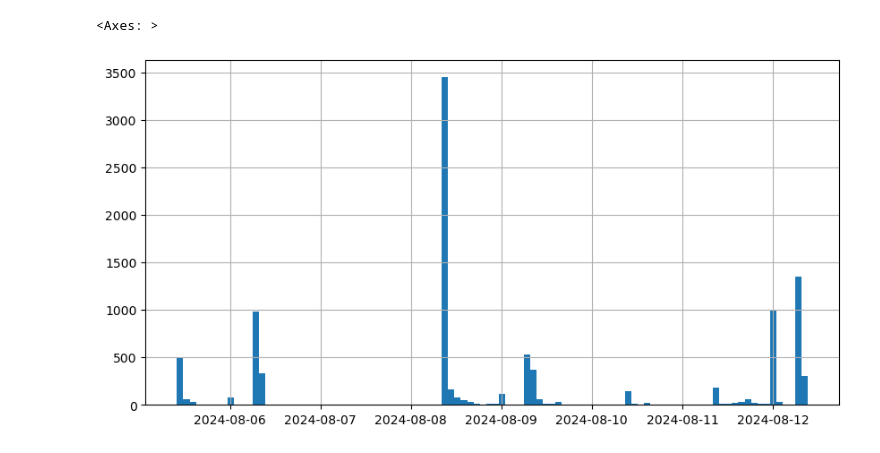
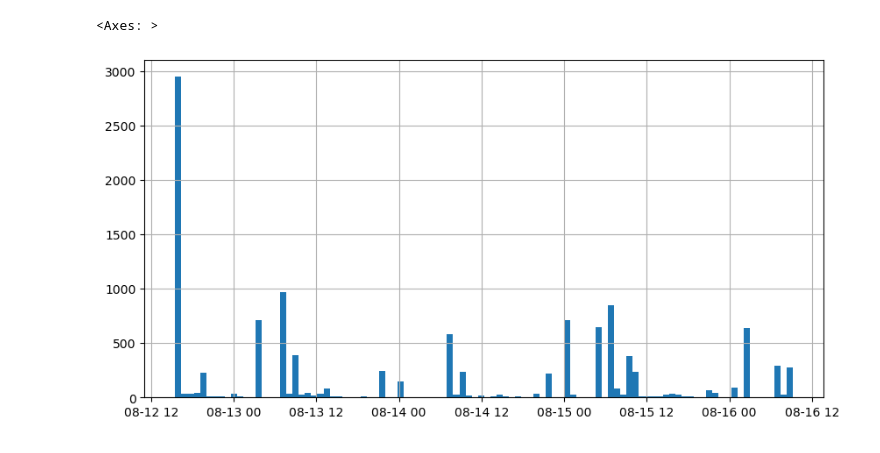
Before and after one commit to davidkempkens/appointment-scraper, a Jupyter notebook: dashboard.ipynb, the cells around one changed output. Cells and saved outputs as stored; diff of their text form; code cells hidden in the pictures.

```diff
--- a/dashboard.ipynb
+++ b/dashboard.ipynb
@@ -3,13 +3,21 @@ import pandas as pd
 import matplotlib.pyplot as plt
 import sqlite3
 
-conn = sqlite3.connect("./backup/database_2024-08-12_09-23-18.db")
+# conn = sqlite3.connect("./backup/database_2024-08-12_09-23-18.db")
+
+conn = sqlite3.connect("database.db")
 
 sql = """
-SELECT *
+SELECT
+    BuergerBuero.stadt AS stadt,
+    Termin.buergerbuero AS buergerbuero,
+    Termin.datum AS datum,
+    Termin.angelegenheit AS angelegenheit,
+    Termin.erstmalsErfasstAlsFrei AS angelegt,
+    Termin.erstmalsErfasstAlsBelegt AS belegt
 FROM Termin
 INNER JOIN BuergerBuero ON Termin.buergerbuero = BuergerBuero.stadtteil;
--- WHERE BuergerBuero.stadt = 'Duesseldorf';
 """
 
-df = pd.read_sql_query(sql, conn, parse_dates=["datum", "erstmalsErfasstAlsFrei", "erstmalsErfasstAlsBelegt"])
+df = pd.read_sql_query(sql, conn, parse_dates=["datum", "angelegt", "belegt"])
+df.head()
@@ -17,4 +93,5 @@ df = pd.read_sql_query(sql, conn, parse_dates=["datum", "erstmalsErfasstAlsFrei"
 df["weekday"] = df["datum"].dt.weekday
 df["hour"] = df["datum"].dt.hour
 
-df['timeUntilTermin'] = df['datum'] - df['erstmalsErfasstAlsFrei']
+df['timeUntilTermin'] = df['datum'] - df['angelegt']
+df['timeTerminOpen'] = df['belegt'] - df['angelegt']
@@ -46,9 +98,9 @@ df.groupby("stadt")["timeUntilTermin"].mean().plot(kind="bar")
 # %%
 # histogram
-df['erstmalsErfasstAlsFrei'].hist(bins=100, figsize=(10, 5))
+df['angelegt'].hist(bins=100, figsize=(10, 5))
 # %% [output]
 <Axes: >
-[figure, old version]
+[figure, new version]
 # %%
 fig, axs = plt.subplots(figsize=(12,4))
 
```
Also changed, not shown: parts of 11 cells of this notebook, 1 other file.
